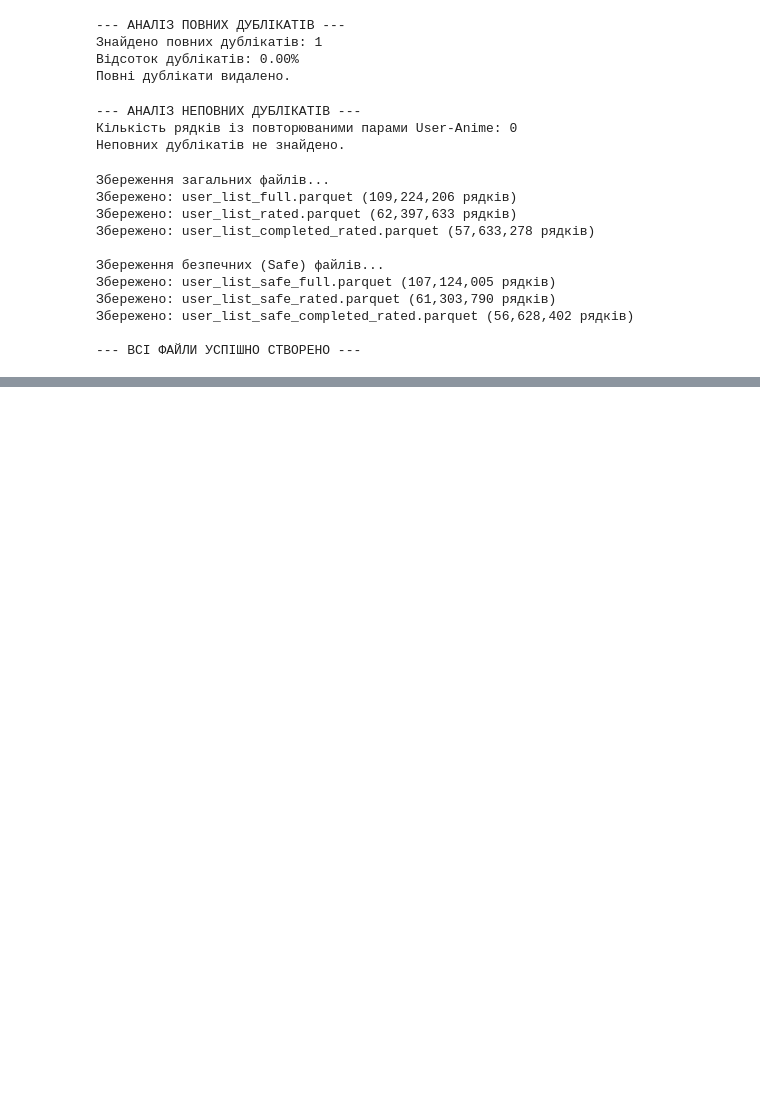
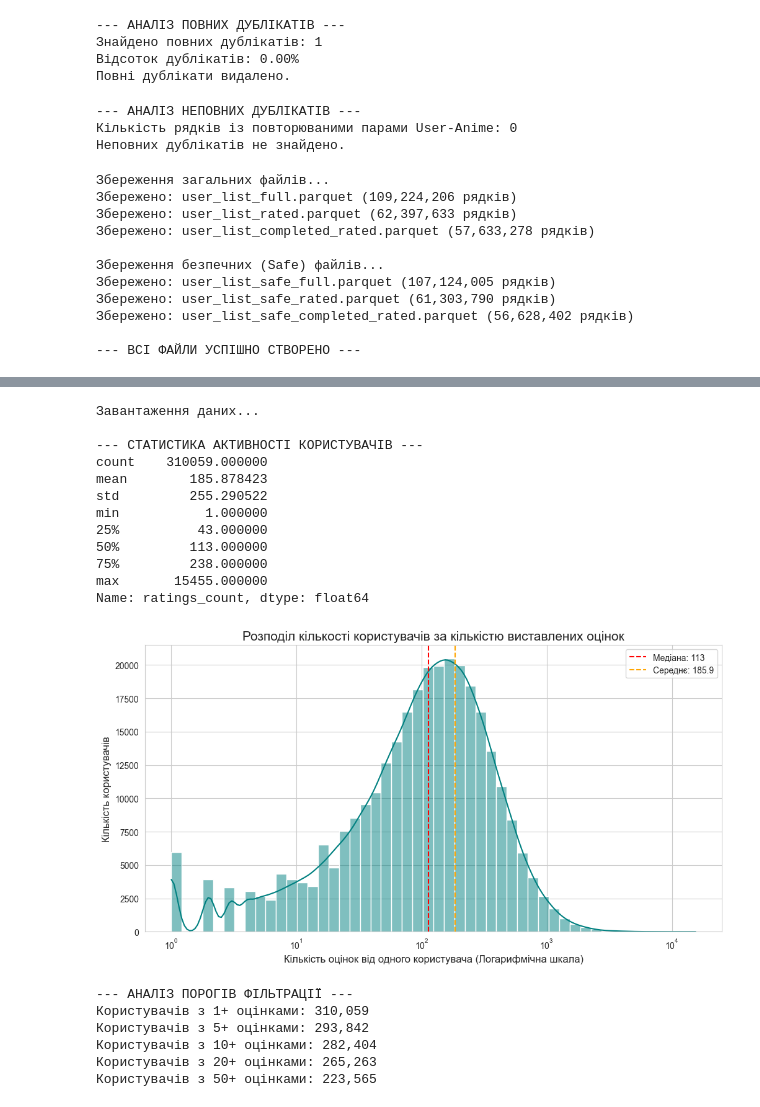
Before and after one commit to AntonBubnov/anime-rec-sys-evaluation, a Jupyter notebook: notebooks/02_user_preprocessing.ipynb, the cells around one changed output, grey strips where cells are left out. Cells and saved outputs as stored; diff of their text form; code cells hidden in the pictures; blank space fills up the shorter version.

Commit message:
Add analysis of user rating count distribution

```diff
--- a/notebooks/02_user_preprocessing.ipynb
+++ b/notebooks/02_user_preprocessing.ipynb
@@ -505,0 +529,63 @@ print("\n--- ВСІ ФАЙЛИ УСПІШНО СТВОРЕНО ---")
+# %%
+import pandas as pd
+import matplotlib.pyplot as plt
+import seaborn as sns
+import os
+
+# 1. Завантаження даних
+processed_path = os.path.join('..', 'data', 'processed')
+file_path = os.path.join(processed_path, 'user_list_completed_rated.parquet')
+
+print("Завантаження даних...")
+df_interactions = pd.read_parquet(file_path)
+
+# 2. Підрахунок кількості оцінок для кожного користувача
+user_activity = df_interactions.groupby('user_id').size().reset_index(name='ratings_count')
+
+# 3. Виведення базової статистики
+print("\n--- СТАТИСТИКА АКТИВНОСТІ КОРИСТУВАЧІВ ---")
+print(user_activity['ratings_count'].describe())
+
+# 4. Побудова графіка розподілу
+plt.figure(figsize=(12, 6))
+sns.set_style("whitegrid")
+
+# Використовуємо гістограму з логарифмічною шкалою по осі X
+sns.histplot(user_activity['ratings_count'], bins=50, kde=True, log_scale=(True, False), color='teal')
+
+# Додаємо візуальні орієнтири (медіана та середнє)
+plt.axvline(user_activity['ratings_count'].median(), color='red', linestyle='--', label=f'Медіана: {user_activity["ratings_count"].median():.0f}')
+plt.axvline(user_activity['ratings_count'].mean(), color='orange', linestyle='--', label=f'Середнє: {user_activity["ratings_count"].mean():.1f}')
+
+plt.title('Розподіл кількості користувачів за кількістю виставлених оцінок', fontsize=15)
+plt.xlabel('Кількість оцінок від одного користувача (Логарифмічна шкала)', fontsize=12)
+plt.ylabel('Кількість користувачів', fontsize=12)
+plt.legend()
+
+plt.show()
+
+# 5. Аналіз "порогів"
+print("\n--- АНАЛІЗ ПОРОГІВ ФІЛЬТРАЦІЇ ---")
+for threshold in [1, 5, 10, 20, 50]:
+    count = (user_activity['ratings_count'] >= threshold).sum()
+    print(f"Користувачів з {threshold}+ оцінками: {count:,}")
+# %% [output]
+Завантаження даних...
+
+--- СТАТИСТИКА АКТИВНОСТІ КОРИСТУВАЧІВ ---
+count    310059.000000
+mean        185.878423
+std         255.290522
+min           1.000000
+25%          43.000000
+50%         113.000000
+75%         238.000000
+max       15455.000000
+Name: ratings_count, dtype: float64
+[figure, added]
+--- АНАЛІЗ ПОРОГІВ ФІЛЬТРАЦІЇ ---
+Користувачів з 1+ оцінками: 310,059
+Користувачів з 5+ оцінками: 293,842
+Користувачів з 10+ оцінками: 282,404
+Користувачів з 20+ оцінками: 265,263
+Користувачів з 50+ оцінками: 223,565
```
Also changed, not shown: parts of 9 cells of this notebook.
